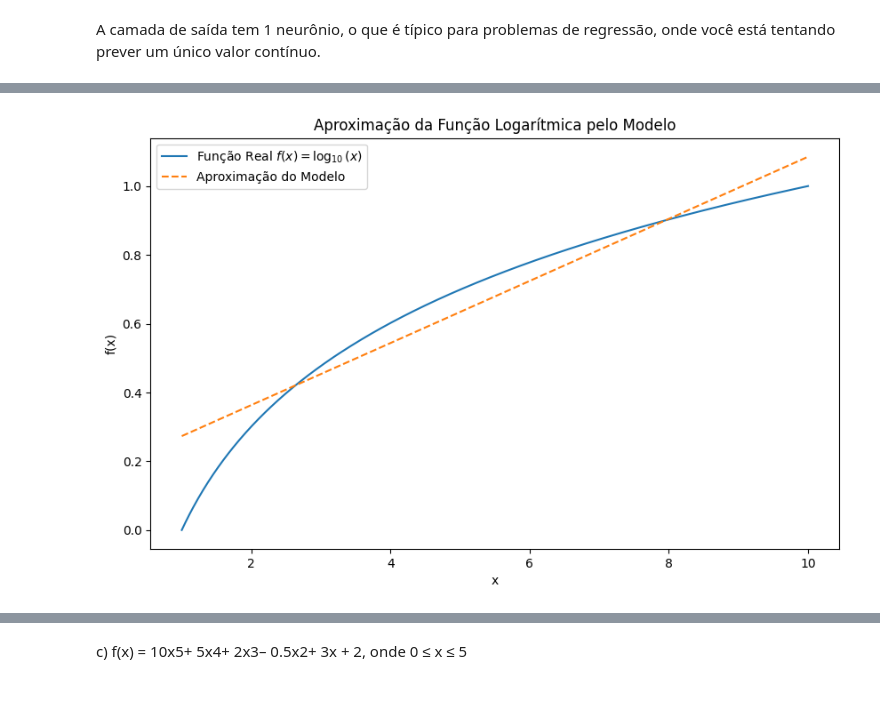
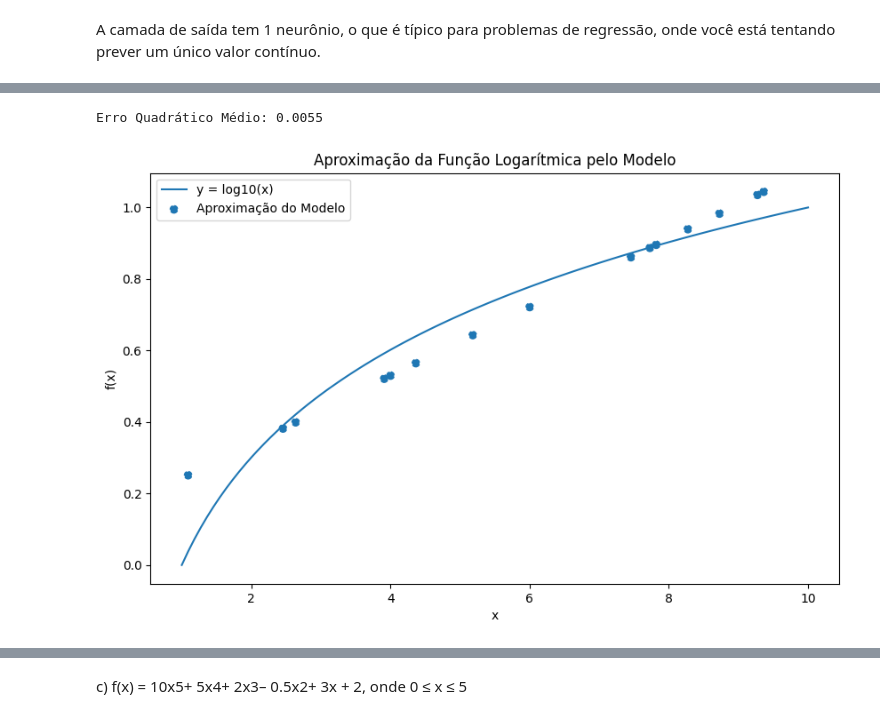
Before and after one commit to ArthurrCr/DEEP-LEARNING, a Jupyter notebook: [DL] 1A Lista_.ipynb, the cells around one changed output, grey strips where cells are left out. Saved outputs shown, nothing was run; the diff lists cells and outputs as text; code cells hidden in the pictures.

```diff
--- a/[DL] 1A Lista_.ipynb
+++ b/[DL] 1A Lista_.ipynb
@@ -73,4 +75,0 @@ def layer_sizes(X, Y):
-# %%
-(n_x, n_y) = layer_sizes(X, Y)
-print("The size of the input layer is: n_x = " + str(n_x))
-print("The size of the output layer is: n_y = " + str(n_y))
@@ -83,15 +77,15 @@ Temos 8 exemplos de treinamento, com 3 atributos cada.
 ![image.png](attachment:image.png)
 # %%
 def initialize_parameters(n_x, n_y):
-    W = np.random.randn(n_y, n_x) * 0.01  # Small random weights
-    b = np.zeros((n_y, 1))  # Bias initialized to zero
+    W = np.random.randn(n_y, n_x) * 0.01 # Inicializa W com valores aleatórios pequenos
+    b = np.zeros((n_y, 1)) # Inicializa b com zeros
     return {"W": W, "b": b}
 
 def forward_propagation(X, parameters):
     W = parameters['W']
     b = parameters['b']
     Z = np.dot(W, X) + b # Combinador Linear + Bias(limiar de ativação)
-    A = np.where(Z > 0, 1, -1)  # Activation using sign function
+    A = np.where(Z > 0, 1, -1)  # Função de ativação (Função degrau)
     return A # Sinal de saída
 
 def update_parameters(parameters, X, Y, learning_rate):
@@ -112,7 +106,7 @@ def update_parameters(parameters, X, Y, learning_rate):
     return parameters
 
 def nn_model(X, Y, num_iterations=100, learning_rate=0.001):
-    n_x, n_y = layer_sizes(X, Y)
+    n_x, n_y = X.shape[0], Y.shape[0]
     parameters = initialize_parameters(n_x, n_y)
     for i in range(num_iterations):
         parameters = update_parameters(parameters, X, Y, learning_rate)
@@ -443,18 +558,21 @@ def function_b(x):
     return np.log10(x)
 
 # Gerar amostras para x (100 amostras uniformemente espaçadas entre 1 e 10)
-x_samples_b = np.linspace(1, 10, 500) # 100 amostras uniformemente espaçadas entre 1 e 10
+x_samples_b = np.linspace(1, 10, 100) # 100 amostras uniformemente espaçadas entre 1 e 10
 y_samples_b = function_b(x_samples_b)
 
-# Dividindo as amostras em conjuntos de treinamento (70%) e validação (30%)
+# Dividindo as amostras em conjuntos de treinamento (80%), validação (20%)
 indices_b = np.random.permutation(len(x_samples_b))
 train_indices_b = indices_b[:int(0.7*len(x_samples_b))]
-val_indices_b = indices_b[int(0.7*len(x_samples_b)):]
+val_indices_b = indices_b[int(0.7*len(x_samples_b)):int(0.85*len(x_samples_b))]
+test_indices_b = indices_b[int(0.85*len(x_samples_b)):]
 
 # reshape pra prevenir rank 1 array, e fazer a transposição para que cada amostra seja uma coluna
 x_train_b = x_samples_b[train_indices_b].reshape(1, -1)
 y_train_b = y_samples_b[train_indices_b].reshape(1, -1)
 x_val_b = x_samples_b[val_indices_b].reshape(1, -1)
 y_val_b = y_samples_b[val_indices_b].reshape(1, -1)
+x_test_b = x_samples_b[test_indices_b].reshape(1, -1)
+y_test_b = y_samples_b[test_indices_b].reshape(1, -1)
 # %%
 # plotar a função b
@@ -473,7 +592,7 @@ plt.show()
 A camada de saída tem 1 neurônio, o que é típico para problemas de regressão, onde você está tentando prever um único valor contínuo.
 # %%
 # Definindo a arquitetura da rede
-layer_dims_b = [x_train_b.shape[0], 300, 1]  # Exemplo: 1 neurônio na camada de entrada, 10 na oculta, 1 na saída para a função b
+layer_dims_b = [x_train_b.shape[0], 100, 1]  # Exemplo: 1 neurônio na camada de entrada, 10 na oculta, 1 na saída para a função b
 
 # Inicializando os parâmetros
 parameters_b = initialize_parameters_deep(layer_dims_b)
@@ -482,8 +601,8 @@ parameters_b = initialize_parameters_deep(layer_dims_b)
 training_costs = []
 validation_costs = []
 
-# Treinamento do modelo
-for i in range(50000):
+# Treinamento do modelo Por Lote (Batch)
+for i in range(10000):
     # Forward propagation
     AL_b, caches_b = L_model_forward(x_train_b, parameters_b, hidden_activation='relu', output_activation='linear')
 
@@ -495,7 +614,7 @@ for i in range(50000):
     grads_b = L_model_backward(AL_b, y_train_b, caches_b, hidden_activation='relu', output_activation='linear', problema='regressao')
 
     # Update parameters.
-    parameters_b = update_parameters(parameters_b, grads_b, learning_rate=0.01)
+    parameters_b = update_parameters(parameters_b, grads_b, learning_rate=0.1)
 
     # Compute validation cost.
     AL_val_b, _ = L_model_forward(x_val_b, parameters_b, hidden_activation='relu', output_activation='linear')
@@ -525,23 +644,23 @@ Iteração 49000 - Custo de Treinamento: 0.005116875515618506 - Custo de Valida
 # %%
-# Gerando dados de teste em um intervalo contínuo
-x_test = np.linspace(1, 10, 500)
-y_true = function_b(x_test)
+# Propagação para frente para fazer previsões com o modelo treinado
+AL_test, _ = L_model_forward(x_test_b, parameters_b, hidden_activation='relu', output_activation='linear')
 
-# Propagação para frente para fazer previsões com o modelo treinado
-x_test = x_test.reshape(1, -1)
-AL_test, _ = L_model_forward(x_test, parameters_b, hidden_activation='relu', output_activation='linear')
+# Erro quadrático médio
+mse = np.mean((AL_test - y_test_b)**2)
+print(f"Erro Quadrático Médio: {mse:.4f}")
 
 # Plotando a função verdadeira e as previsões do modelo
 plt.figure(figsize=(10, 6))
-plt.plot(x_test.flatten(), y_true.flatten(), label='Função Real $f(x) = \log_{10}(x)$')
-plt.plot(x_test.flatten(), AL_test.flatten(), label='Aproximação do Modelo', linestyle='--')
+plt.plot(x_samples_b, y_samples_b, label='y = log10(x)')
+plt.scatter(x_test_b.flatten(), AL_test.flatten(), label='Aproximação do Modelo', linestyle='--')
 plt.xlabel('x')
 plt.ylabel('f(x)')
 plt.title('Aproximação da Função Logarítmica pelo Modelo')
 plt.legend()
 plt.show()
 # %% [output]
+Erro Quadrático Médio: 0.0055
-[figure, old version]
+[figure, new version]
 # %%
 # Plotting the training and validation cost
 plt.figure(figsize=(12, 5))
```
Also changed, not shown: parts of 53 cells of this notebook.
